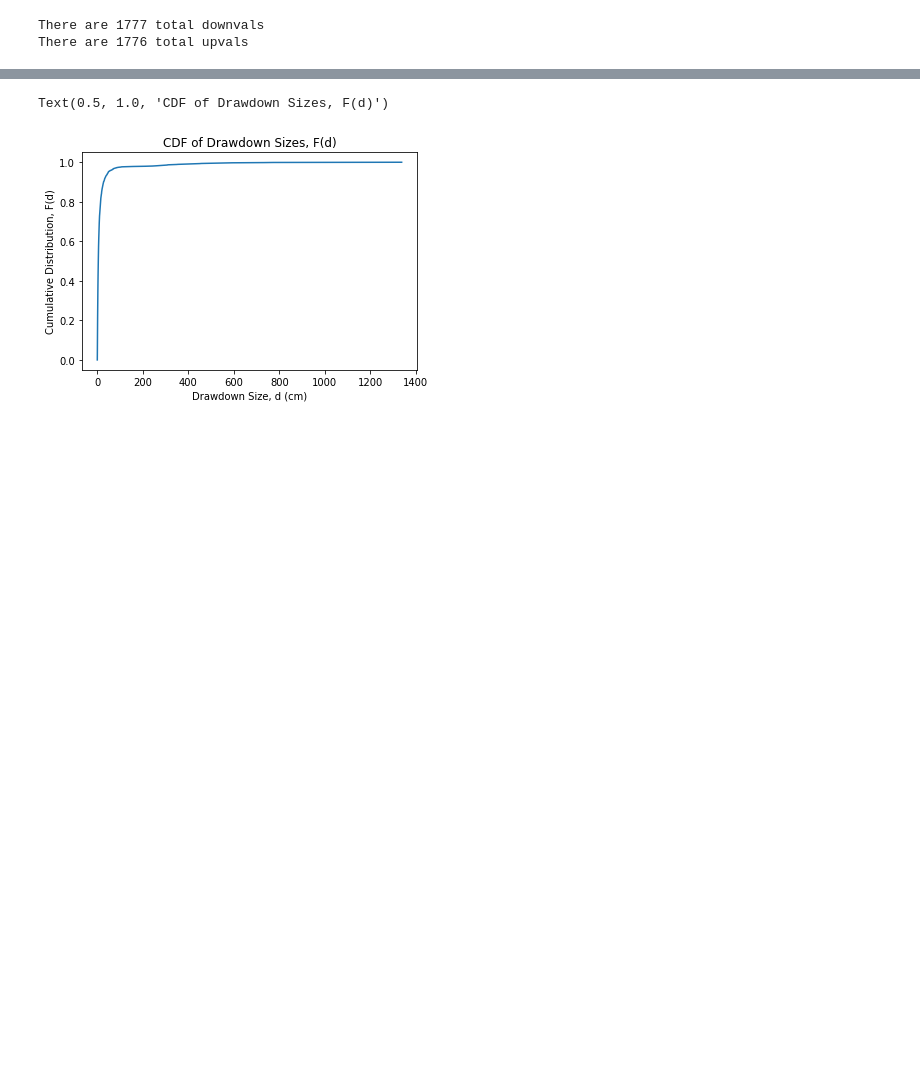
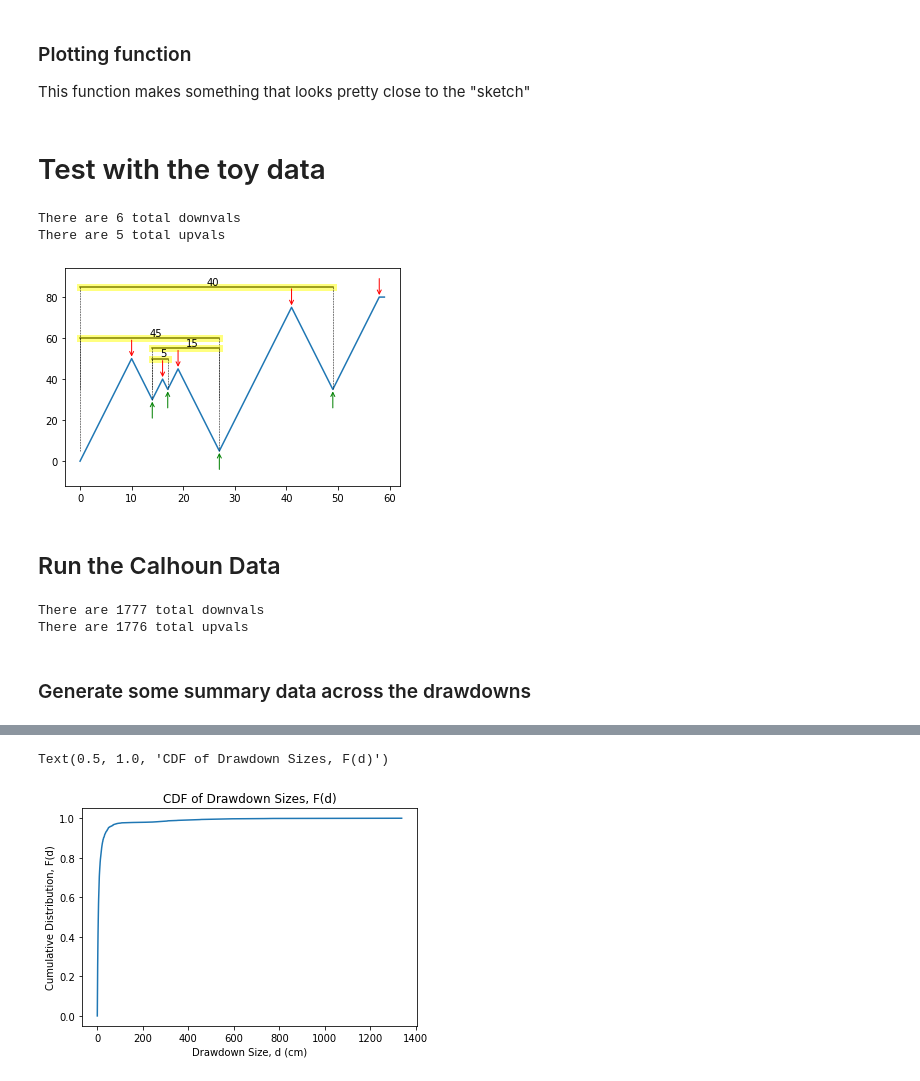
Before and after one commit to ecohydro/drawdowns, a Jupyter notebook: Drawdowns.ipynb, the cells around one changed output, grey strips where cells are left out. Drawn from its saved outputs; the diff is of its cells as text; code cells hidden in the pictures; blank space fills up the shorter version.

```diff
--- a/Drawdowns.ipynb
+++ b/Drawdowns.ipynb
@@ -4,0 +6,4 @@ import matplotlib.pyplot as plot
+# %% [markdown]
+### Plotting function
+
+This function makes something that looks pretty close to the "sketch"
@@ -5,3 +69,18 @@ import matplotlib.pyplot as plot
+# %% [markdown]
+# Test with the toy data
+# %%
+file = 'toy_drawdown2.csv'
+data = np.array(pd.read_csv(file)).T.squeeze()
+drawdowns = find_drawdowns(data)
+df = pd.DataFrame(drawdowns)
+df = df[df['magnitude']>0]
+plot_ups_and_downs(data,drawdowns=df,min_loc=0, max_loc=len(data), offset=10)
+# %% [output]
+There are 6 total downvals
+There are 5 total upvals
+[figure, added]
+# %% [markdown]
+## Run the Calhoun Data
 # %%
 file = 'calhounS.csv'
 # %%
@@ -13,6 +91,8 @@ df = df[df['magnitude']>0]
 # %% [output]
 There are 1777 total downvals
 There are 1776 total upvals
+# %% [markdown]
+### Generate some summary data across the drawdowns
 # %%
 df[['magnitude','duration','filling','draining']].describe()
 # %% [output]
```
Also changed, not shown: parts of 10 cells of this notebook, 1 other file.
